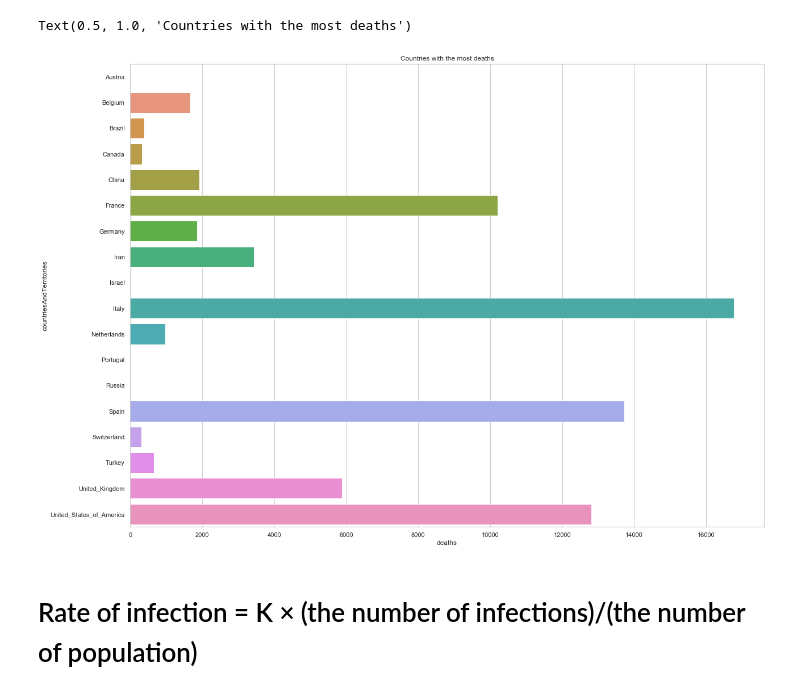
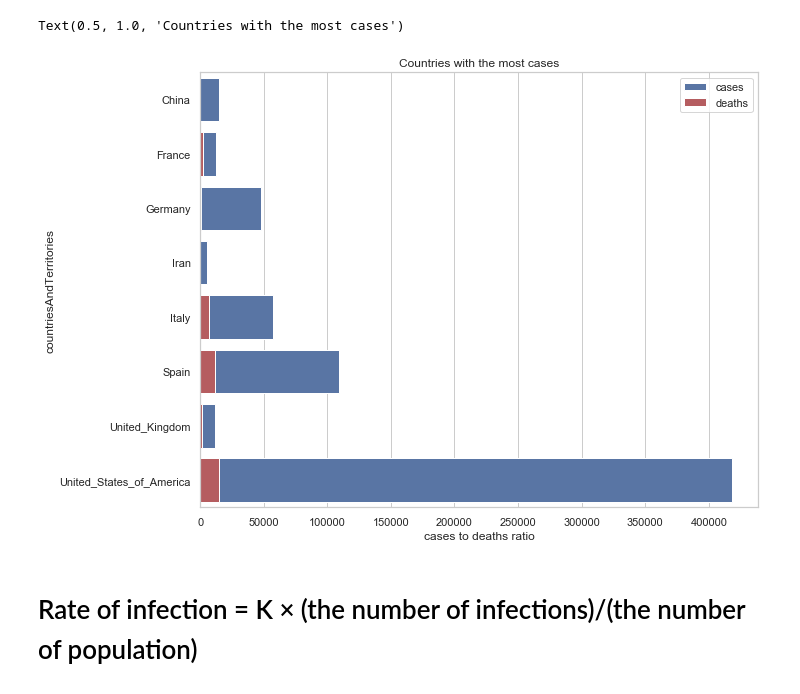
Before and after one commit to ekanime/COVID-19, a Jupyter notebook: covid-19.ipynb, the cells around one changed output. Cells and saved outputs as stored; diff of their text form; code cells hidden in the pictures.

```diff
--- a/covid-19.ipynb
+++ b/covid-19.ipynb
@@ -45,10 +22,15 @@ Text(0.5, 1.0, 'Countries with the most cases')
-# %%
-plt.figure(figsize = (20,15))
-sns.barplot(x=countries_1000.deaths,y=countries_1000.index)
-plt.title('Countries with the most deaths')
-# %% [output]
-Text(0.5, 1.0, 'Countries with the most deaths')
-[figure, removed]
+# %%
+plt.figure(figsize = (10,8))
+cases_1000 = df[df['cases'] >= 5000].reset_index()
+countries_1000 = cases_1000.groupby(cases_1000['countriesAndTerritories'])['deaths','cases'].sum()
+sns.barplot(x=countries_1000.cases,y=countries_1000.index,alpha = 1,color = 'b',label = 'cases')
+sns.barplot(x=countries_1000.deaths,y=countries_1000.index, alpha = 1,color = 'r',label='deaths')
+plt.xlabel ('cases to deaths ratio')
+plt.legend()
+plt.title('Countries with the most cases')
+# %% [output]
+Text(0.5, 1.0, 'Countries with the most cases')
+[figure, added]
 # %% [markdown]
 # Rate of infection = K × (the number of infections)/(the number of population)
 # %%
```
Also changed, not shown: parts of 17 cells of this notebook, 2 other files.
